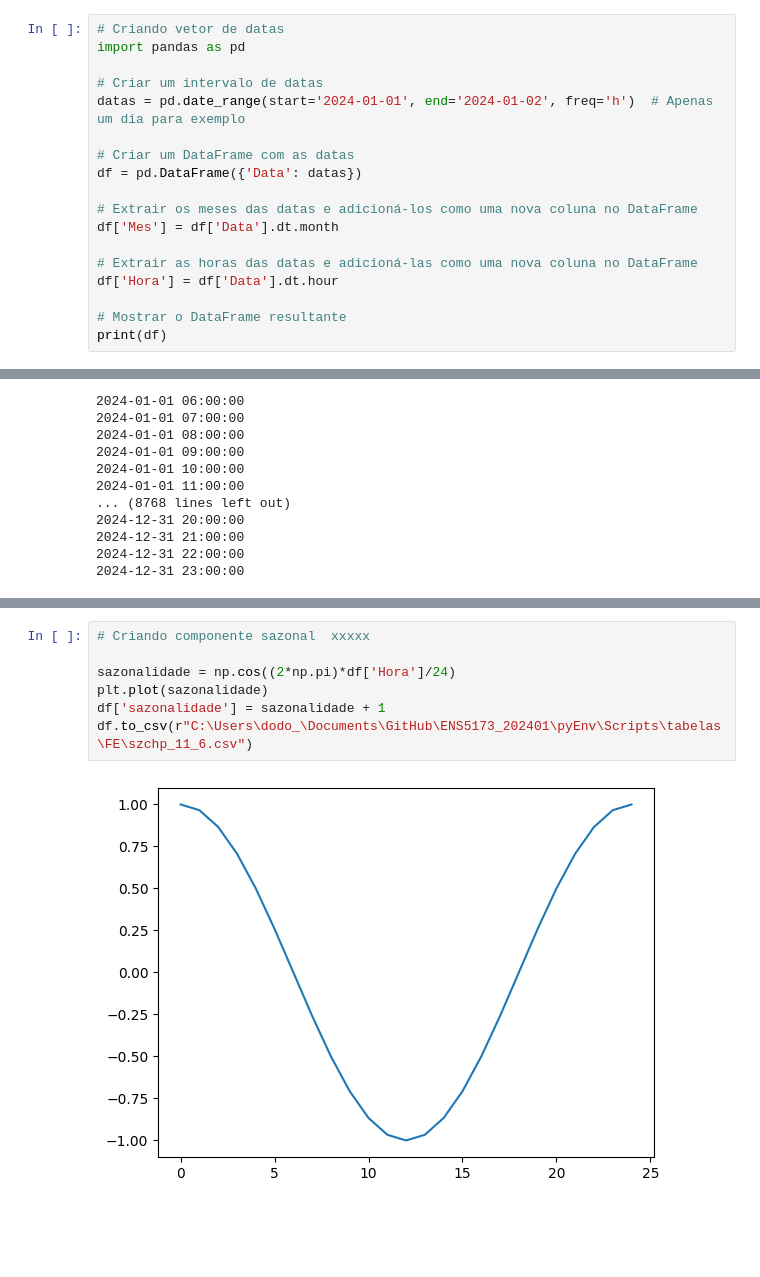
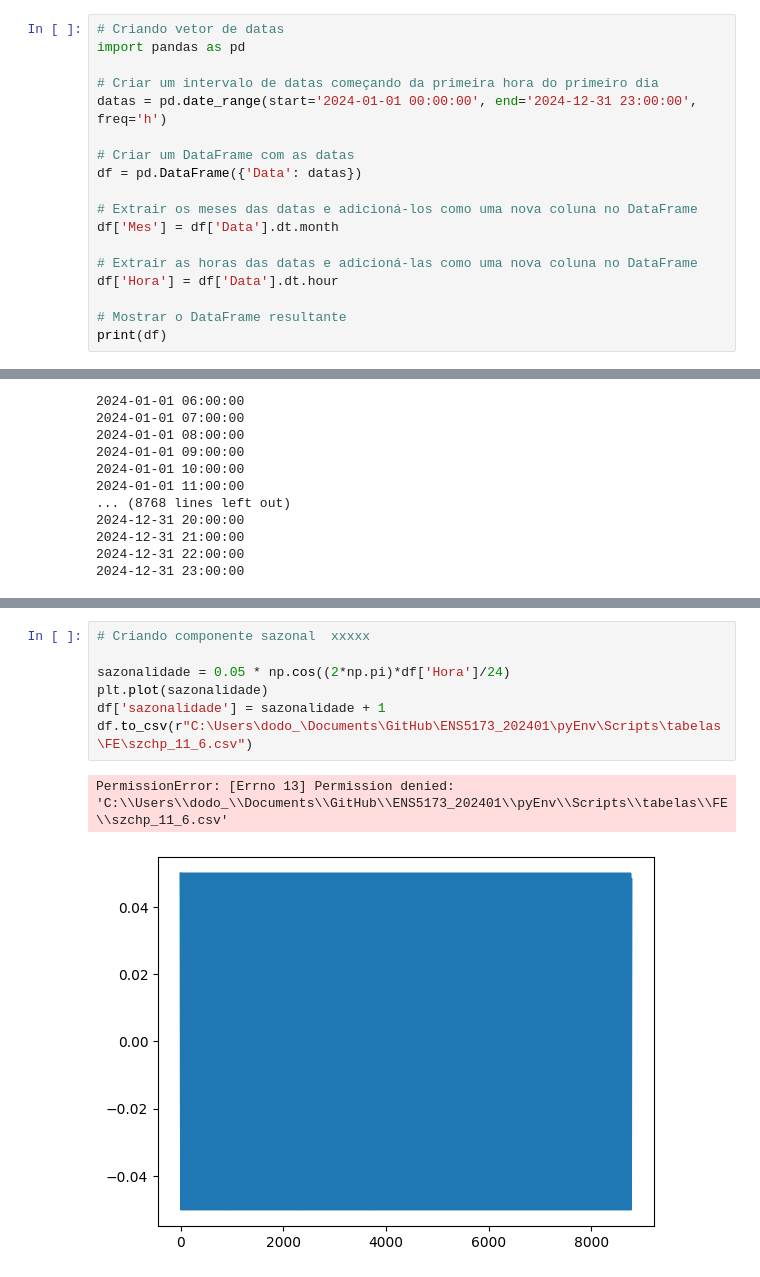
Before and after one commit to douglassilveirac/ENS5173_202401, a Jupyter notebook: pyEnv/Scripts/Atividade01_rev04.ipynb, the cells around one changed output, grey strips where cells are left out. Cells and saved outputs as stored; diff of their text form; blank space fills up the shorter version.

```diff
--- a/pyEnv/Scripts/Atividade01_rev04.ipynb
+++ b/pyEnv/Scripts/Atividade01_rev04.ipynb
@@ -113,8 +113,8 @@ for data in vetor_datas:
 # Criando vetor de datas
 import pandas as pd
 
-# Criar um intervalo de datas
-datas = pd.date_range(start='2024-01-01', end='2024-01-02', freq='h')  # Apenas um dia para exemplo
+# Criar um intervalo de datas começando da primeira hora do primeiro dia
+datas = pd.date_range(start='2024-01-01 00:00:00', end='2024-12-31 23:00:00', freq='h')
 
 # Criar um DataFrame com as datas
 df = pd.DataFrame({'Data': datas})
@@ -223,12 +217,13 @@ df.to_csv(r"C:\Users\dodo_\Documents\GitHub\ENS5173_202401\pyEnv\Scripts\tabelas
 # %%
 # Criando componente sazonal  xxxxx
 
-sazonalidade = np.cos((2*np.pi)*df['Hora']/24)
+sazonalidade = 0.05 * np.cos((2*np.pi)*df['Hora']/24)
 plt.plot(sazonalidade)
 df['sazonalidade'] = sazonalidade + 1
 df.to_csv(r"C:\Users\dodo_\Documents\GitHub\ENS5173_202401\pyEnv\Scripts\tabelas\FE\szchp_11_6.csv")
 # %% [output]
+PermissionError: [Errno 13] Permission denied: 'C:\\Users\\dodo_\\Documents\\GitHub\\ENS5173_202401\\pyEnv\\Scripts\\tabelas\\FE\\szchp_11_6.csv'
-[figure, old version]
+[figure, new version]
 # %%
 # Valores aleatórios com sazonalidade
 
```
Also changed, not shown: parts of 5 cells of this notebook.
